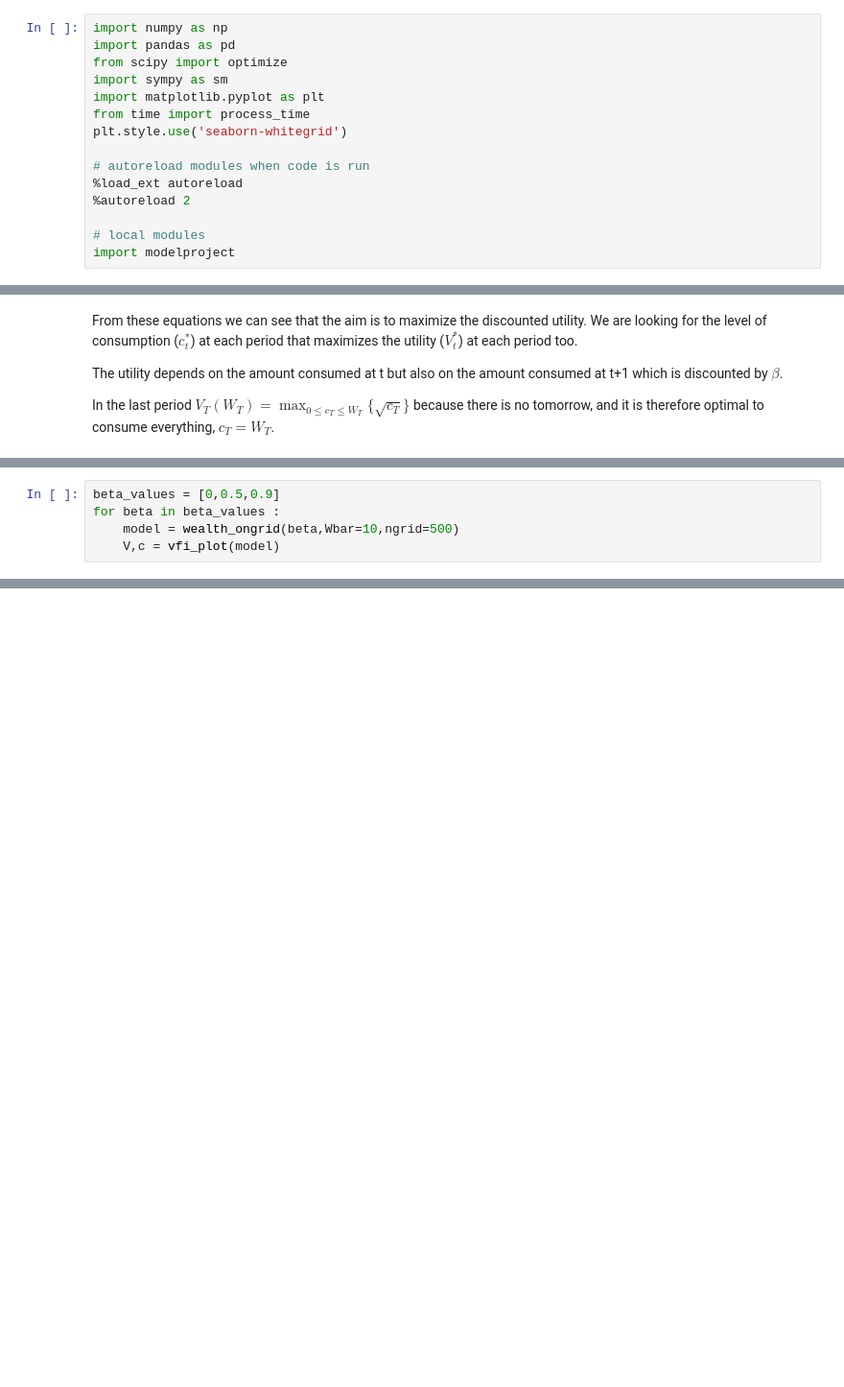
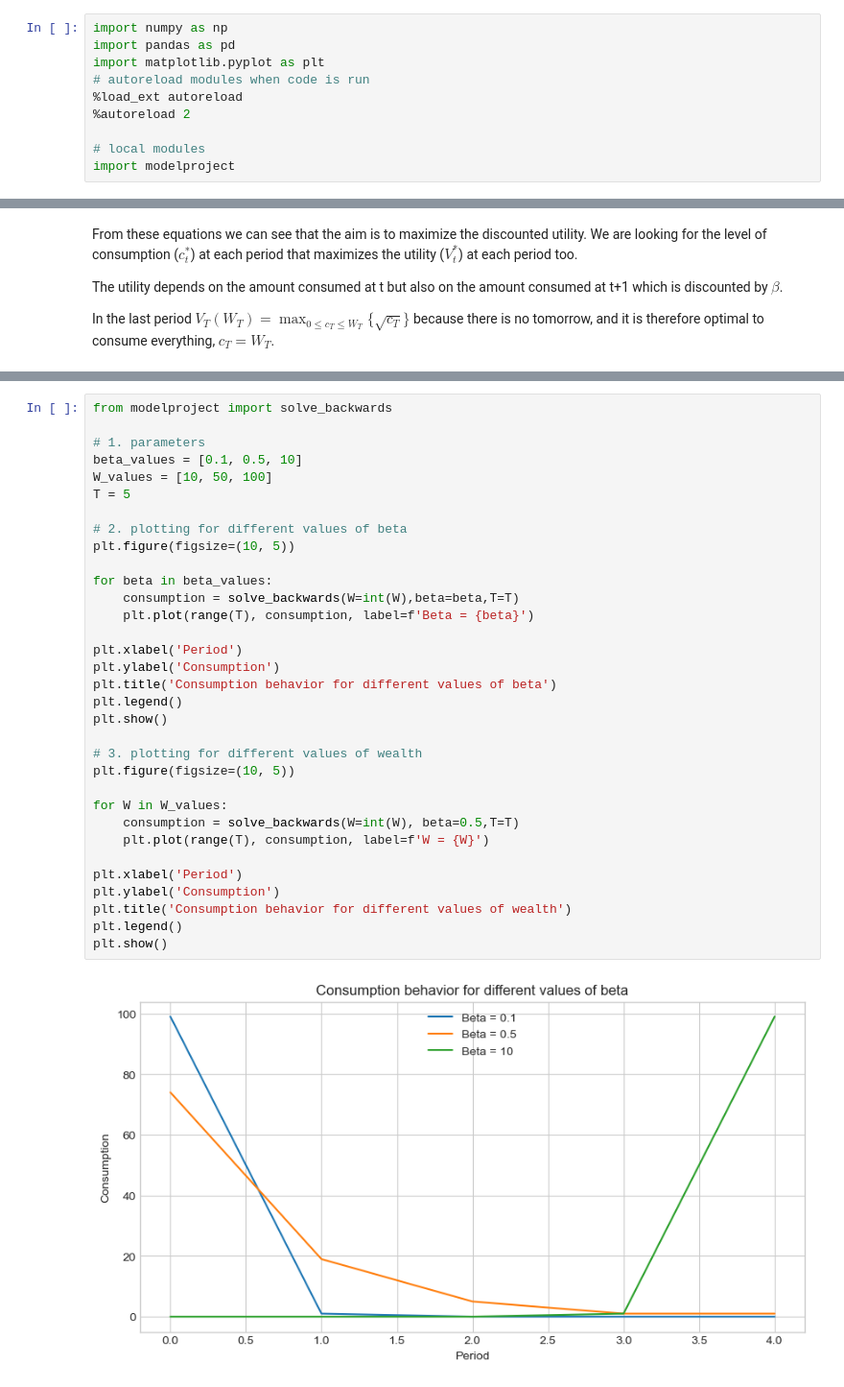
Before and after one commit to NumEconCopenhagen/projects-2024-louise-boisserie-pvh602, a Jupyter notebook: modelproject/modelproject.ipynb, the cells around one changed output, grey strips where cells are left out. Shown: that part at 96% size. Cells and saved outputs as stored; diff of their text form; blank space fills up the shorter version.

```diff
--- a/modelproject/modelproject.ipynb
+++ b/modelproject/modelproject.ipynb
@@ -5,12 +5,7 @@ Import sets and magics :
 # %%
 import numpy as np
 import pandas as pd
-from scipy import optimize
-import sympy as sm
 import matplotlib.pyplot as plt
-from time import process_time
-plt.style.use('seaborn-whitegrid')
-
 # autoreload modules when code is run
 %load_ext autoreload
 %autoreload 2
@@ -270,5 +151,0 @@ c  [0.   1.11 1.11 1.11 1.11 1.11 1.11 1.11 1.11 1.11]
-# %%
-beta_values = [0,0.5,0.9]
-for beta in beta_values :
-    model = wealth_ongrid(beta,Wbar=10,ngrid=500)
-    V,c = vfi_plot(model)
@@ -283,0 +152,35 @@ We can see from here that as the time discount factor get closer to one it becom
+# %%
+from modelproject import solve_backwards
+
+# 1. parameters
+beta_values = [0.1, 0.5, 10]
+W_values = [10, 50, 100]
+T = 5
+
+# 2. plotting for different values of beta
+plt.figure(figsize=(10, 5))
+
+for beta in beta_values:
+    consumption = solve_backwards(W=int(W),beta=beta,T=T)
+    plt.plot(range(T), consumption, label=f'Beta = {beta}')
+
+plt.xlabel('Period')
+plt.ylabel('Consumption')
+plt.title('Consumption behavior for different values of beta')
+plt.legend()
+plt.show()
+
+# 3. plotting for different values of wealth
+plt.figure(figsize=(10, 5))
+
+for W in W_values:
+    consumption = solve_backwards(W=int(W), beta=0.5,T=T)
+    plt.plot(range(T), consumption, label=f'W = {W}')
+
+plt.xlabel('Period')
+plt.ylabel('Consumption')
+plt.title('Consumption behavior for different values of wealth')
+plt.legend()
+plt.show()
+# %% [output]
+[figure, added]
```
Also changed, not shown: parts of 29 cells of this notebook, 1 other file.
